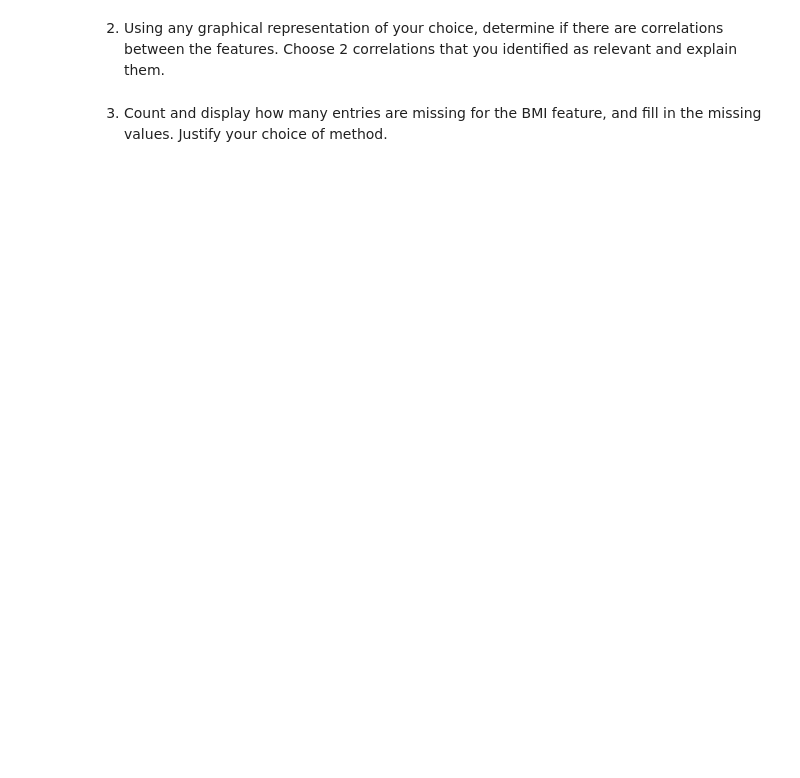
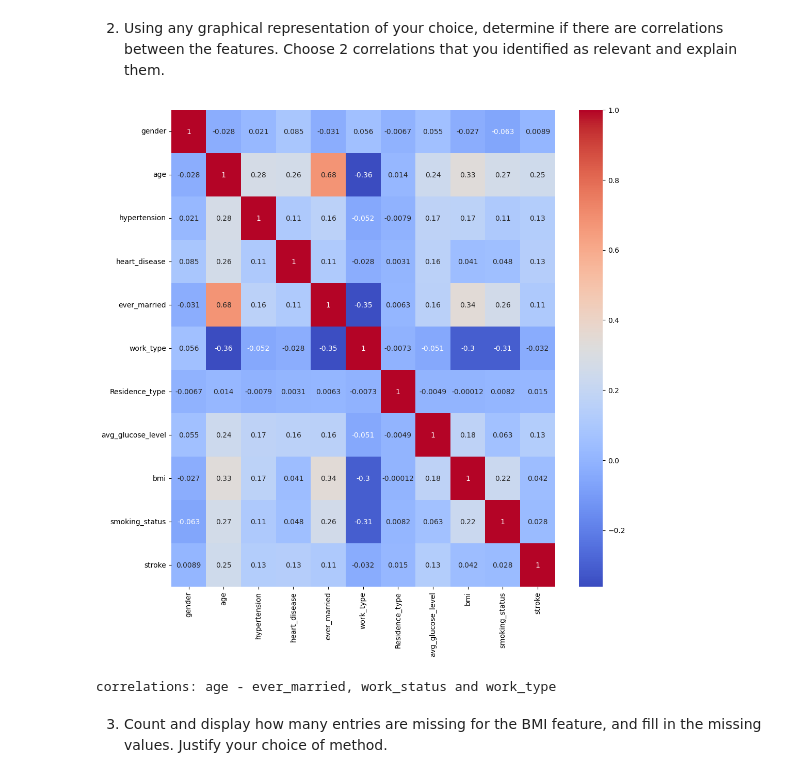
Before and after one commit to Ilie27/Supervised-learning, a Jupyter notebook: Citirea_si_vizualizarea_datelor_tabelare.ipynb, the cells around one changed output. Drawn from its saved outputs; the diff is of its cells as text; code cells hidden in the pictures; blank space fills up the shorter version.

```diff
--- a/Citirea_si_vizualizarea_datelor_tabelare.ipynb
+++ b/Citirea_si_vizualizarea_datelor_tabelare.ipynb
@@ -692,2 +675,13 @@ stroke_df.head()
+# %%
+#TO DO
+plt.figure(figsize= (12,12))
+sns.heatmap(stroke_df.corr(),cmap='coolwarm', annot = True)
+plt.show()
+
+
+print("correlations: age - ever_married, work_status and work_type")
+# %% [output]
+[figure, added]
+correlations: age - ever_married, work_status and work_type
 # %% [markdown]
 3. Count and display how many entries are missing for the BMI feature, and fill in the missing values. Justify your choice of method.
```
Also changed, not shown: parts of 16 cells of this notebook.
